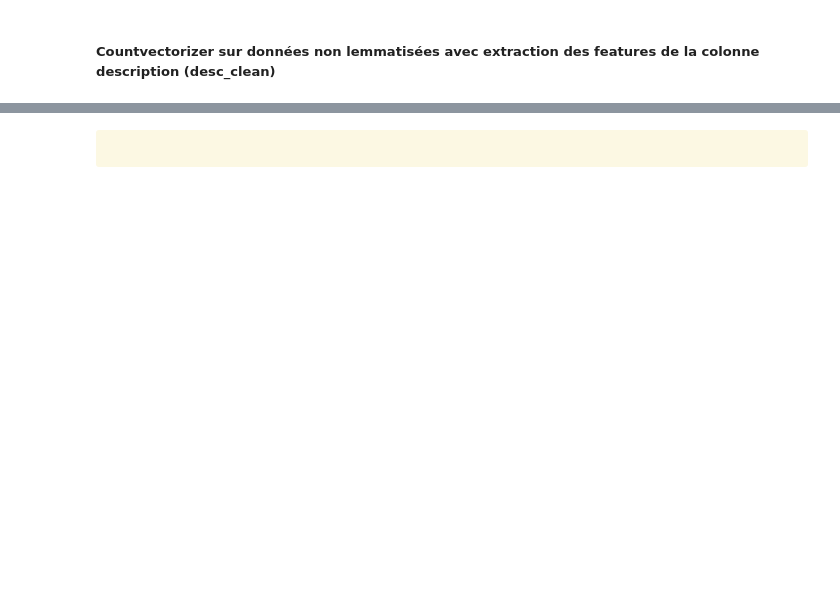
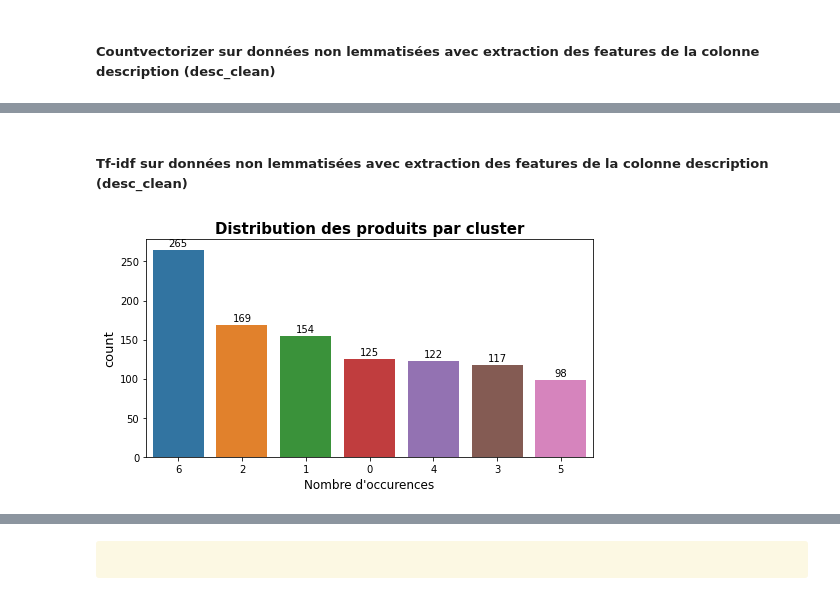
Before and after one commit to Milie-Mimi/OC_DS_Project6, a Jupyter notebook: GROSCHENE_Emilie_1_notebook_012023.ipynb, the cells around one changed output, grey strips where cells are left out. Drawn from its saved outputs; the diff is of its cells as text; code cells hidden in the pictures; blank space fills up the shorter version.

```diff
--- a/GROSCHENE_Emilie_1_notebook_012023.ipynb
+++ b/GROSCHENE_Emilie_1_notebook_012023.ipynb
@@ -1623,0 +1665,12 @@ poids=frequence du n-gram × idf(n-gramme)
+# %% [markdown]
+##### Tf-idf sur données non lemmatisées avec extraction des features de la colonne description (desc_clean)
+# %%
+df_tfidf_desc = bag_of_word(data_bow,
+                            'pname_clean',
+                            'desc_clean',
+                            'pname_desc_clean',
+                            TfidfVectorizer())
+# %%
+ARI_tfidf_desc, X_tsne_tfidf_desc, labels_tfidf_desc, time2_tfidf_desc = ARI_BOW(df_tfidf_desc)
+# %% [output]
+[figure, added]
```
Also changed, not shown: parts of 61 cells of this notebook.
